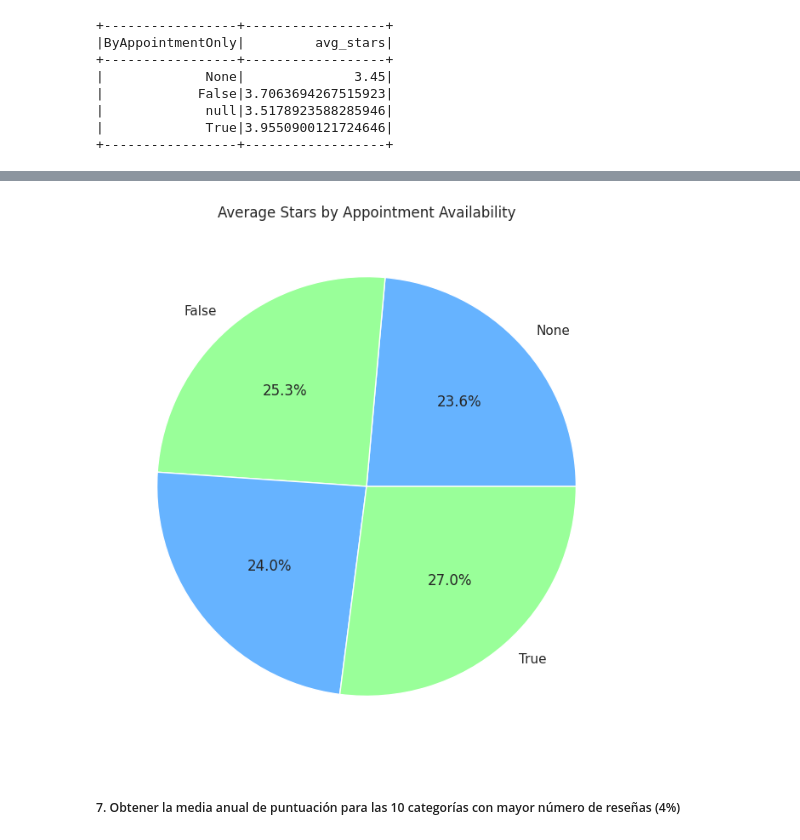
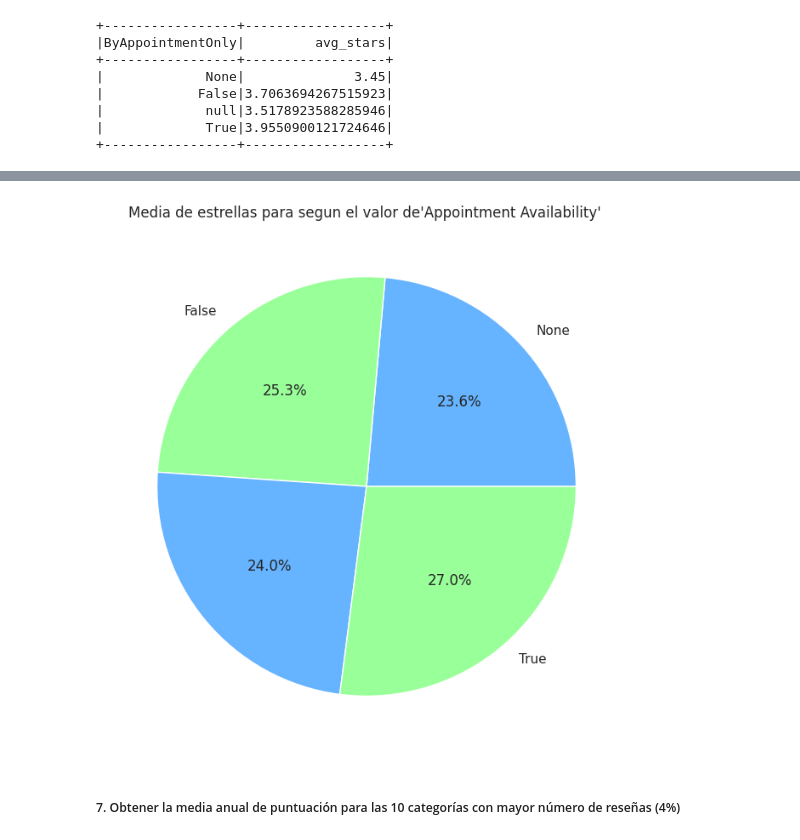
Before and after one commit to EndikaEiros/Yelp_Proyecto, a Jupyter notebook: consultas_spark.ipynb, the cells around one changed output, grey strips where cells are left out. Cells and saved outputs as stored; diff of their text form; code cells hidden in the pictures.

```diff
--- a/consultas_spark.ipynb
+++ b/consultas_spark.ipynb
@@ -515,13 +515,13 @@ Passing `palette` without assigning `hue` is deprecated and will be removed in v
 # %%
 attribute_effect_pd = attribute_effect.toPandas()
 
 # Crear un gráfico de quesos utilizando Matplotlib
 plt.figure(figsize=(8, 8))
 plt.pie(attribute_effect_pd['avg_stars'], labels=attribute_effect_pd['ByAppointmentOnly'], autopct='%1.1f%%', colors=['#66b3ff','#99ff99'])
-plt.title('Average Stars by Appointment Availability')
+plt.title("Media de estrellas para segun el valor de'Appointment Availability' ")
 plt.show()
 # %% [output]
-[figure, old version]
+[figure, new version]
 # %% [markdown]
 ##### 7. Obtener la media anual de puntuación para las 10 categorías con mayor número de reseñas (4%)
 # %%
```
Also changed, not shown: parts of 3 cells of this notebook.
